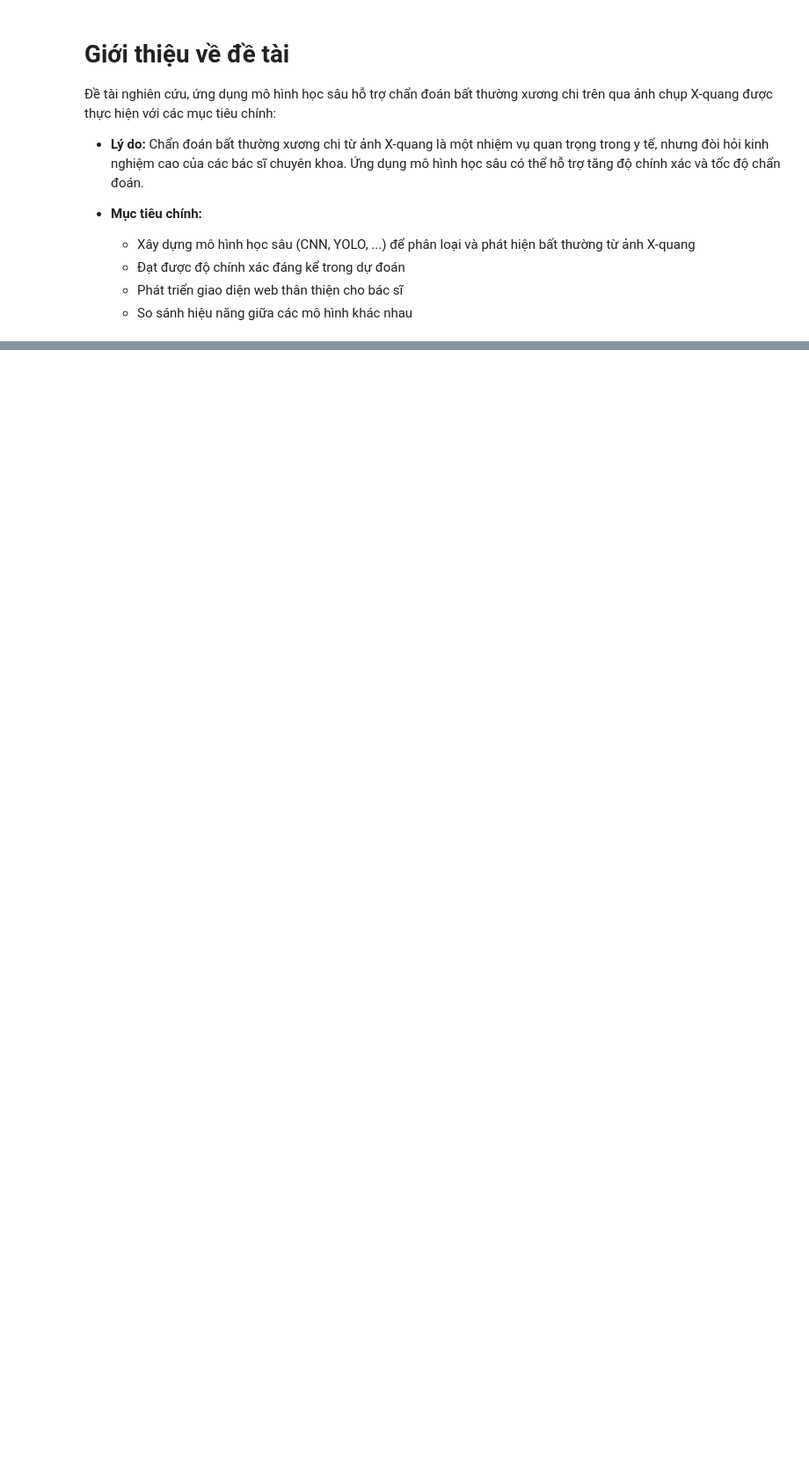
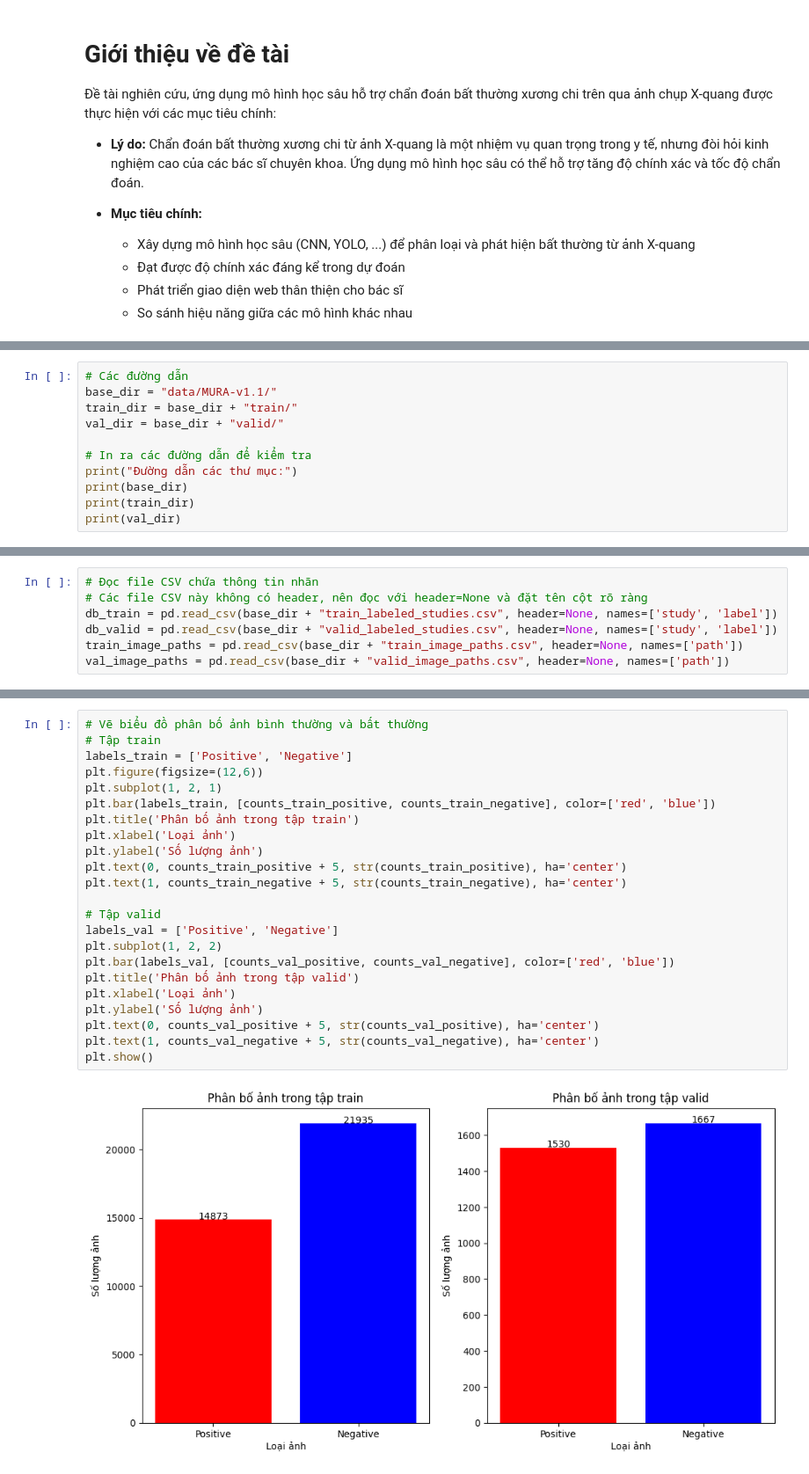
Before and after one commit to NguyenHuy2003/DATN, a Jupyter notebook: 2121050061_NguyenVanHuy_datn_xray.ipynb, the cells around one changed output, grey strips where cells are left out. Shown at 88% size. Cells and saved outputs as stored; diff of their text form; blank space fills up the shorter version.

```diff
--- a/2121050061_NguyenVanHuy_datn_xray.ipynb
+++ b/2121050061_NguyenVanHuy_datn_xray.ipynb
@@ -57,0 +67,11 @@ MURA là một trong những tập dữ liệu hình ảnh X-quang công khai l
+# %%
+# Các đường dẫn
+base_dir = "data/MURA-v1.1/"
+train_dir = base_dir + "train/"
+val_dir = base_dir + "valid/"
+
+# In ra các đường dẫn để kiểm tra
+print("Đường dẫn các thư mục:")
+print(base_dir)
+print(train_dir)
+print(val_dir)
@@ -127,0 +192,7 @@ plt.show()
+# %%
+# Đọc file CSV chứa thông tin nhãn
+# Các file CSV này không có header, nên đọc với header=None và đặt tên cột rõ ràng
+db_train = pd.read_csv(base_dir + "train_labeled_studies.csv", header=None, names=['study', 'label'])
+db_valid = pd.read_csv(base_dir + "valid_labeled_studies.csv", header=None, names=['study', 'label'])
+train_image_paths = pd.read_csv(base_dir + "train_image_paths.csv", header=None, names=['path'])
+val_image_paths = pd.read_csv(base_dir + "valid_image_paths.csv", header=None, names=['path'])
@@ -153,0 +304,25 @@ Tổng số ảnh: 14654
+# %%
+# Vẽ biểu đồ phân bố ảnh bình thường và bất thường
+# Tập train
+labels_train = ['Positive', 'Negative']
+plt.figure(figsize=(12,6))
+plt.subplot(1, 2, 1)
+plt.bar(labels_train, [counts_train_positive, counts_train_negative], color=['red', 'blue'])
+plt.title('Phân bố ảnh trong tập train')
+plt.xlabel('Loại ảnh')
+plt.ylabel('Số lượng ảnh')
+plt.text(0, counts_train_positive + 5, str(counts_train_positive), ha='center')
+plt.text(1, counts_train_negative + 5, str(counts_train_negative), ha='center')
+
+# Tập valid
+labels_val = ['Positive', 'Negative']
+plt.subplot(1, 2, 2)
+plt.bar(labels_val, [counts_val_positive, counts_val_negative], color=['red', 'blue'])
+plt.title('Phân bố ảnh trong tập valid')
+plt.xlabel('Loại ảnh')
+plt.ylabel('Số lượng ảnh')
+plt.text(0, counts_val_positive + 5, str(counts_val_positive), ha='center')
+plt.text(1, counts_val_negative + 5, str(counts_val_negative), ha='center')
+plt.show()
+# %% [output]
+[figure, added]
```
Also changed, not shown: parts of 23 cells of this notebook.
